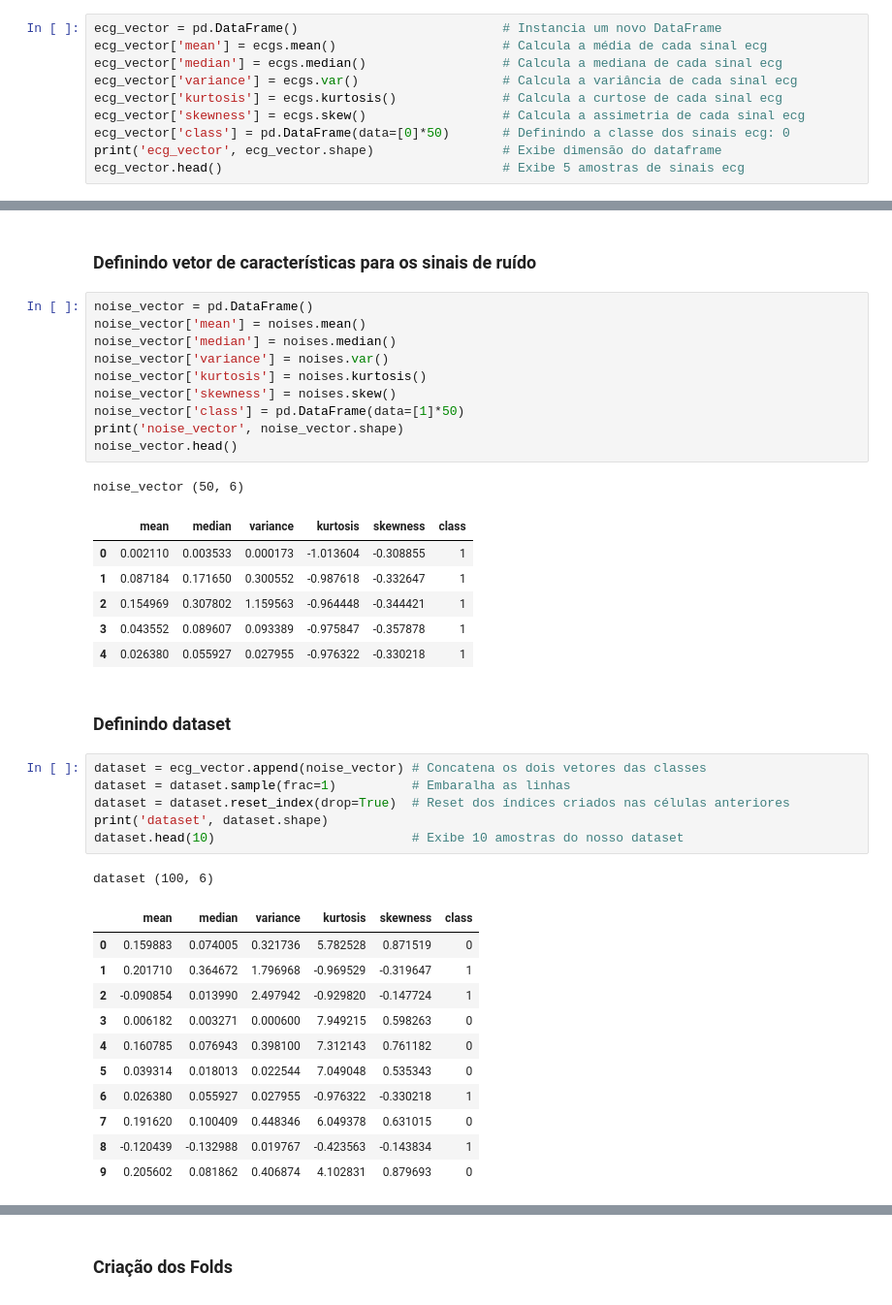
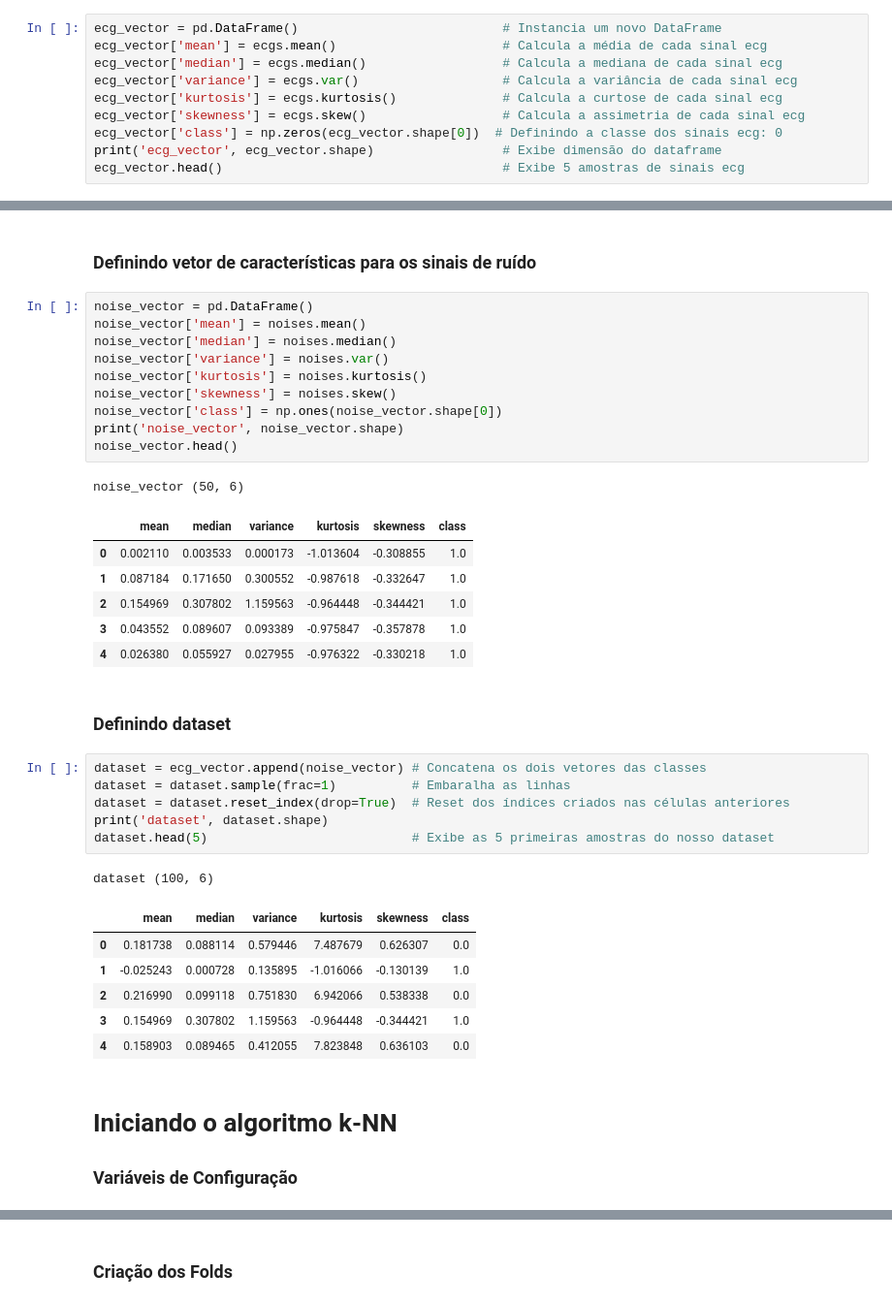
Before and after one commit to cardosorrenan/reconhecimentopadroes-ufc, a Jupyter notebook: trab1_k_nn.ipynb, the cells around one changed output, grey strips where cells are left out. Shown at 97% size. Drawn from its saved outputs; the diff is of its cells as text.

```diff
--- a/trab1_k_nn.ipynb
+++ b/trab1_k_nn.ipynb
@@ -47,7 +47,7 @@ ecg_vector['median'] = ecgs.median()                  # Calcula a mediana de cad
 ecg_vector['variance'] = ecgs.var()                   # Calcula a variância de cada sinal ecg
 ecg_vector['kurtosis'] = ecgs.kurtosis()              # Calcula a curtose de cada sinal ecg
 ecg_vector['skewness'] = ecgs.skew()                  # Calcula a assimetria de cada sinal ecg
-ecg_vector['class'] = pd.DataFrame(data=[0]*50)       # Definindo a classe dos sinais ecg: 0
+ecg_vector['class'] = np.zeros(ecg_vector.shape[0])  # Definindo a classe dos sinais ecg: 0
 print('ecg_vector', ecg_vector.shape)                 # Exibe dimensão do dataframe
 ecg_vector.head()                                     # Exibe 5 amostras de sinais ecg
 # %% [output]
@@ -67,35 +67,33 @@ noise_vector['median'] = noises.median()
 noise_vector['variance'] = noises.var()
 noise_vector['kurtosis'] = noises.kurtosis()
 noise_vector['skewness'] = noises.skew()
-noise_vector['class'] = pd.DataFrame(data=[1]*50)
+noise_vector['class'] = np.ones(noise_vector.shape[0])
 print('noise_vector', noise_vector.shape)
 noise_vector.head()
 # %% [output]
 noise_vector (50, 6)
 |  | mean | median | variance | kurtosis | skewness | class |
-| 0 | 0.002110 | 0.003533 | 0.000173 | -1.013604 | -0.308855 | 1 |
-| 1 | 0.087184 | 0.171650 | 0.300552 | -0.987618 | -0.332647 | 1 |
-| 2 | 0.154969 | 0.307802 | 1.159563 | -0.964448 | -0.344421 | 1 |
-| 3 | 0.043552 | 0.089607 | 0.093389 | -0.975847 | -0.357878 | 1 |
-| 4 | 0.026380 | 0.055927 | 0.027955 | -0.976322 | -0.330218 | 1 |
+| 0 | 0.002110 | 0.003533 | 0.000173 | -1.013604 | -0.308855 | 1.0 |
+| 1 | 0.087184 | 0.171650 | 0.300552 | -0.987618 | -0.332647 | 1.0 |
+| 2 | 0.154969 | 0.307802 | 1.159563 | -0.964448 | -0.344421 | 1.0 |
+| 3 | 0.043552 | 0.089607 | 0.093389 | -0.975847 | -0.357878 | 1.0 |
+| 4 | 0.026380 | 0.055927 | 0.027955 | -0.976322 | -0.330218 | 1.0 |
 # %% [markdown]
 ### **Definindo dataset**
 # %%
 dataset = ecg_vector.append(noise_vector) # Concatena os dois vetores das classes
 dataset = dataset.sample(frac=1)          # Embaralha as linhas
 dataset = dataset.reset_index(drop=True)  # Reset dos índices criados nas células anteriores
 print('dataset', dataset.shape)
-dataset.head(10)                          # Exibe 10 amostras do nosso dataset
+dataset.head(5)                           # Exibe as 5 primeiras amostras do nosso dataset
 # %% [output]
 dataset (100, 6)
 |  | mean | median | variance | kurtosis | skewness | class |
-| 0 | 0.159883 | 0.074005 | 0.321736 | 5.782528 | 0.871519 | 0 |
-| 1 | 0.201710 | 0.364672 | 1.796968 | -0.969529 | -0.319647 | 1 |
-| 2 | -0.090854 | 0.013990 | 2.497942 | -0.929820 | -0.147724 | 1 |
-| 3 | 0.006182 | 0.003271 | 0.000600 | 7.949215 | 0.598263 | 0 |
-| 4 | 0.160785 | 0.076943 | 0.398100 | 7.312143 | 0.761182 | 0 |
-| 5 | 0.039314 | 0.018013 | 0.022544 | 7.049048 | 0.535343 | 0 |
-| 6 | 0.026380 | 0.055927 | 0.027955 | -0.976322 | -0.330218 | 1 |
-| 7 | 0.191620 | 0.100409 | 0.448346 | 6.049378 | 0.631015 | 0 |
-| 8 | -0.120439 | -0.132988 | 0.019767 | -0.423563 | -0.143834 | 1 |
-| 9 | 0.205602 | 0.081862 | 0.406874 | 4.102831 | 0.879693 | 0 |
+| 0 | 0.181738 | 0.088114 | 0.579446 | 7.487679 | 0.626307 | 0.0 |
+| 1 | -0.025243 | 0.000728 | 0.135895 | -1.016066 | -0.130139 | 1.0 |
+| 2 | 0.216990 | 0.099118 | 0.751830 | 6.942066 | 0.538338 | 0.0 |
+| 3 | 0.154969 | 0.307802 | 1.159563 | -0.964448 | -0.344421 | 1.0 |
+| 4 | 0.158903 | 0.089465 | 0.412055 | 7.823848 | 0.636103 | 0.0 |
+# %% [markdown]
+# Iniciando o algoritmo k-NN
+### **Variáveis de Configuração**
```
Also changed, not shown: parts of 13 cells of this notebook.
